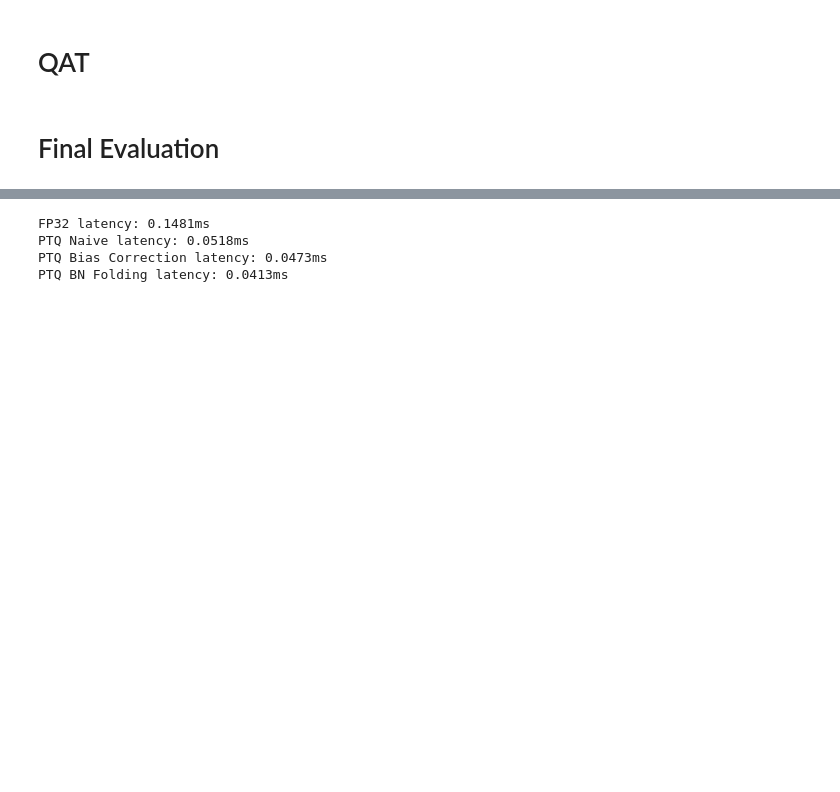
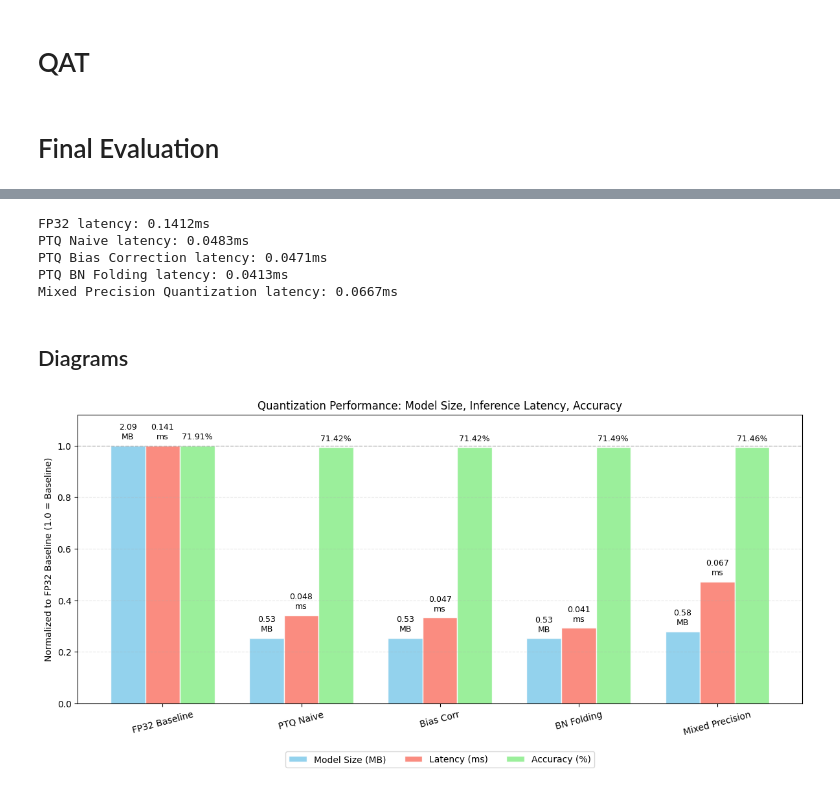
Before and after one commit to Lezhor/QuantizationPaper, a Jupyter notebook: notebooks/Quantization Training.ipynb, the cells around one changed output, grey strips where cells are left out. Cells and saved outputs as stored; diff of their text form; code cells hidden in the pictures; blank space fills up the shorter version.

```diff
--- a/notebooks/Quantization Training.ipynb
+++ b/notebooks/Quantization Training.ipynb
@@ -882,8 +1007,79 @@ print(f"FP32 latency: {calculating_avg_latency(model):.4f}ms")
 print(f"PTQ Naive latency: {calculating_avg_latency(net_ptq_naive):.4f}ms")
 print(f"PTQ Bias Correction latency: {calculating_avg_latency(net_bias):.4f}ms")
 print(f"PTQ BN Folding latency: {calculating_avg_latency(net_ptq_fold):.4f}ms")
+print(f"Mixed Precision Quantization latency: {calculating_avg_latency(net_mixed):.4f}ms")
 # %% [output]
-FP32 latency: 0.1481ms
-PTQ Naive latency: 0.0518ms
-PTQ Bias Correction latency: 0.0473ms
+FP32 latency: 0.1412ms
+PTQ Naive latency: 0.0483ms
+PTQ Bias Correction latency: 0.0471ms
 PTQ BN Folding latency: 0.0413ms
+Mixed Precision Quantization latency: 0.0667ms
+# %% [markdown]
+## Diagrams
+# %%
+models = ['FP32 Baseline', 'PTQ Naive', 'Bias Corr', 'BN Folding', 'Mixed Precision']
+acc = [71.91, 71.42, 71.42, 71.49, 71.46]
+size = [2.0857, 0.5307, 0.5307, 0.5265, 0.5829]
+latency = [0.1412, 0.0483, 0.0471, 0.0413, 0.0667]
+
+colors = ['#1f77b4', '#ff7f0e', '#2ca02c', '#d62728', '#9467bd']
+# %%
+def plot_normalized_metrics():
+    # normalizing everything to fp32 baseline
+    norm_size = [s / size[0] for s in size]
+    norm_lat = [l / latency[0] for l in latency]
+    norm_acc = [a / acc[0] for a in acc]
+
+    x = np.arange(len(models))
+    width = 0.25
+
+    fig, ax = plt.subplots(figsize=(12, 6))
+
+    # bars
+    rects_size = ax.bar(x - width, norm_size, width, label='Model Size (MB)', color='skyblue', alpha=0.9, edgecolor='white')
+    rects_lat = ax.bar(x, norm_lat, width, label='Latency (ms)', color='salmon', alpha=0.9, edgecolor='white')
+    rects_acc = ax.bar(x + width, norm_acc, width, label='Accuracy (%)', color='lightgreen', alpha=0.9, edgecolor='white')
+
+    # ax ui (labels etc.)
+    ax.set_ylabel('Normalized to FP32 Baseline (1.0 = Baseline)')
+    ax.set_title('Quantization Performance: Model Size, Inference Latency, Accuracy')
+    ax.set_xticks(x)
+    ax.set_xticklabels(models, rotation=15)
+    ax.set_ylim(0, 1.12)
+
+    ax.axhline(y=1.0, color='gray', linestyle='--', linewidth=1, alpha=0.5)
+
+    ax.legend(loc='upper center', bbox_to_anchor=(0.5, -0.15), ncol=3)
+    ax.grid(axis='y', linestyle='--', alpha=0.3)
+
+    # adding labels above each bar
+    def autolabel(rects, original_values, unit_suffix=""):
+        for i, rect in enumerate(rects):
+            height = rect.get_height()
+            val = original_values[i]
+
+            # Format text based on unit
+            if unit_suffix == "MB":
+                label_text = f"{val:.2f}\nMB"
+            elif unit_suffix == "ms":
+                label_text = f"{val:.3f}\nms"
+            else:
+                label_text = f"{val:.2f}%"
+
+            ax.annotate(label_text,
+                        xy=(rect.get_x() + rect.get_width() / 2, height),
+                        xytext=(0, 5),
+                        textcoords="offset points",
+                        ha='center', va='bottom', fontsize=9)
+
+    autolabel(rects_size, size, "MB")
+    autolabel(rects_lat, latency, "ms")
+    autolabel(rects_acc, acc, "%")
+
+    plt.savefig('export/quantization_performance_bars.png', dpi=300, bbox_inches='tight')
+    plt.tight_layout()
+    plt.show()
+
+plot_normalized_metrics()
+# %% [output]
+[figure, added]
```
Also changed, not shown: parts of 13 cells of this notebook, 1 other file.
